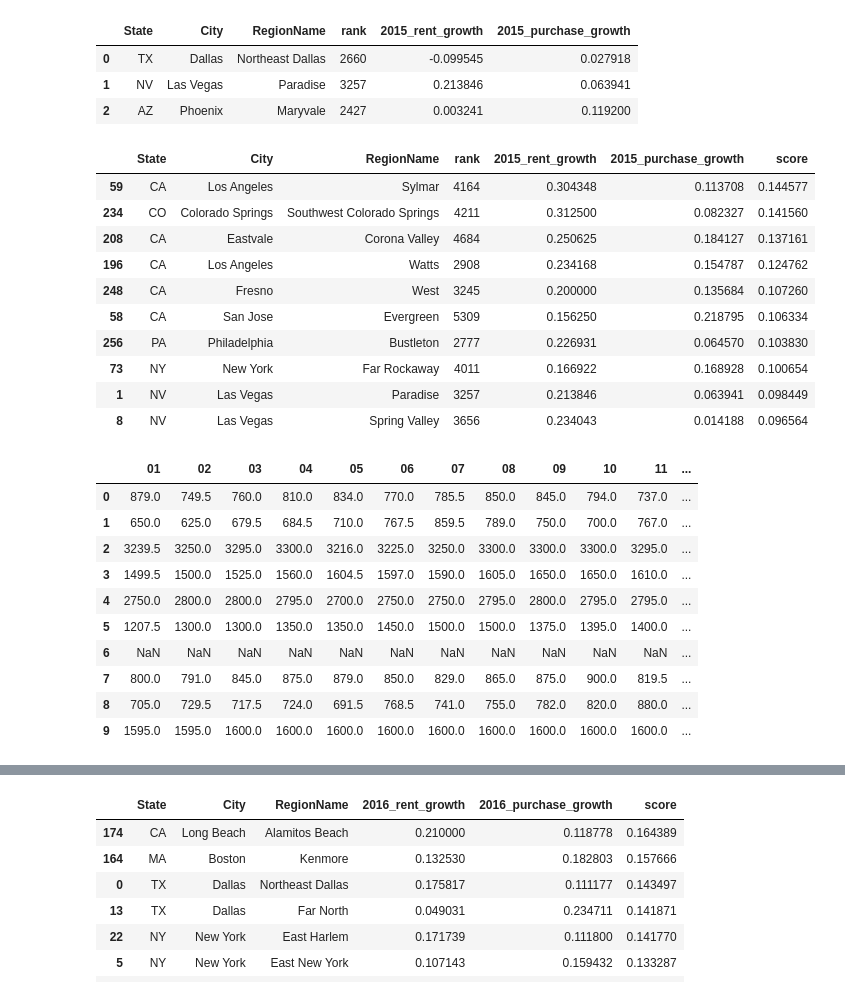
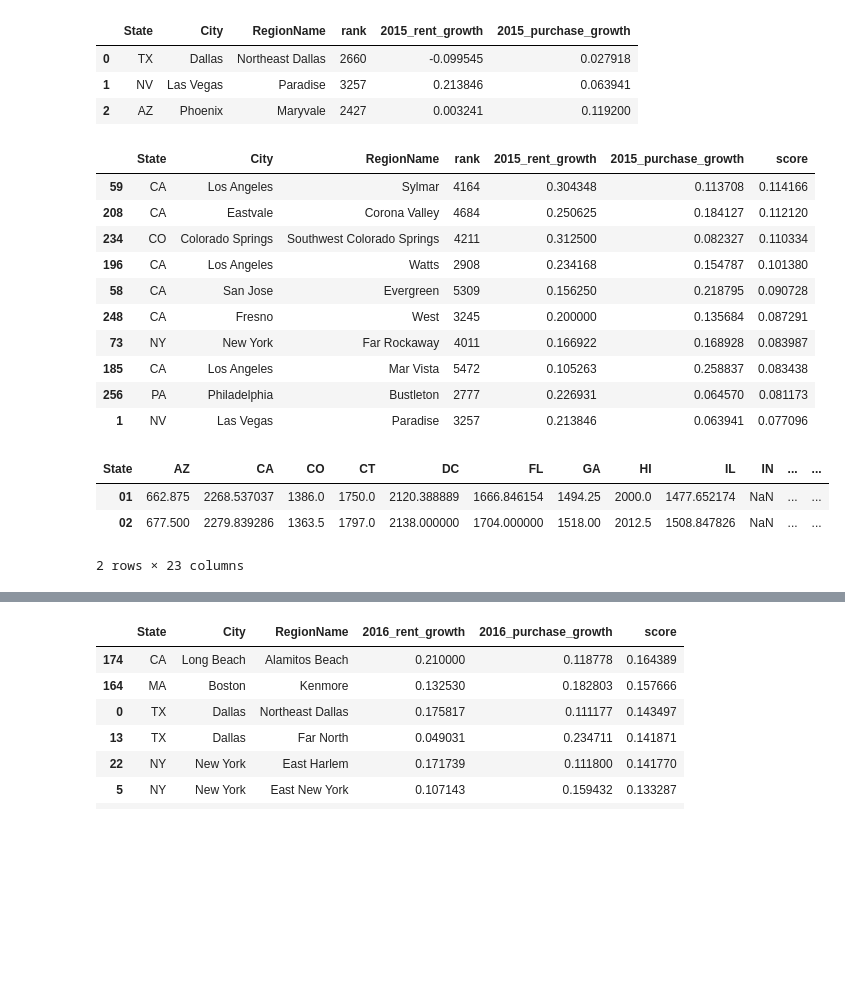
Before and after one commit to carlsednaoui/thinkful-data-science, a Jupyter notebook: coursework/unit_1_project/zillow_prediction.ipynb, the cells around one changed output, grey strips where cells are left out. Drawn from its saved outputs; the diff is of its cells as text; code cells hidden in the pictures; blank space fills up the shorter version.

```diff
--- a/coursework/unit_1_project/zillow_prediction.ipynb
+++ b/coursework/unit_1_project/zillow_prediction.ipynb
@@ -91,66 +91,62 @@ purchase_score.head(3)
 | 1 | NV | Las Vegas | Paradise | 3257 | 0.213846 | 0.063941 |
 | 2 | AZ | Phoenix | Maryvale | 2427 | 0.003241 | 0.119200 |
 # %%
-ptr = .4
-rent_growth = .4
-sales_growth = .2
+ptr = .5
+rent_growth = .3
+purchase_growth = .2
 
 purchase_score["score"] = (1 / purchase_score["rank"] * ptr) + \
-   (purchase_score["2015_rent_growth"] * rent_growth) + (purchase_score["2015_purchase_growth"] * sales_growth)
+   (purchase_score["2015_rent_growth"] * rent_growth) + (purchase_score["2015_purchase_growth"] * purchase_growth)
 purchase_score.sort_values("score", ascending=False).head(10)
+
+
+# Data to consider for future iterations: population growth, population density, occupancy rate, avg building year (lots of new construction can add supply putting downward pressure on price)
+# Do prices rise after a construction glut, or do they stay leveled
 # %% [output]
 |  | State | City | RegionName | rank | 2015_rent_growth | 2015_purchase_growth | score |
-| 59 | CA | Los Angeles | Sylmar | 4164 | 0.304348 | 0.113708 | 0.144577 |
-| 234 | CO | Colorado Springs | Southwest Colorado Springs | 4211 | 0.312500 | 0.082327 | 0.141560 |
-| 208 | CA | Eastvale | Corona Valley | 4684 | 0.250625 | 0.184127 | 0.137161 |
-| 196 | CA | Los Angeles | Watts | 2908 | 0.234168 | 0.154787 | 0.124762 |
-| 248 | CA | Fresno | West | 3245 | 0.200000 | 0.135684 | 0.107260 |
-| 58 | CA | San Jose | Evergreen | 5309 | 0.156250 | 0.218795 | 0.106334 |
-| 256 | PA | Philadelphia | Bustleton | 2777 | 0.226931 | 0.064570 | 0.103830 |
-| 73 | NY | New York | Far Rockaway | 4011 | 0.166922 | 0.168928 | 0.100654 |
-| 1 | NV | Las Vegas | Paradise | 3257 | 0.213846 | 0.063941 | 0.098449 |
-| 8 | NV | Las Vegas | Spring Valley | 3656 | 0.234043 | 0.014188 | 0.096564 |
+| 59 | CA | Los Angeles | Sylmar | 4164 | 0.304348 | 0.113708 | 0.114166 |
+| 208 | CA | Eastvale | Corona Valley | 4684 | 0.250625 | 0.184127 | 0.112120 |
+| 234 | CO | Colorado Springs | Southwest Colorado Springs | 4211 | 0.312500 | 0.082327 | 0.110334 |
+| 196 | CA | Los Angeles | Watts | 2908 | 0.234168 | 0.154787 | 0.101380 |
+| 58 | CA | San Jose | Evergreen | 5309 | 0.156250 | 0.218795 | 0.090728 |
+| 248 | CA | Fresno | West | 3245 | 0.200000 | 0.135684 | 0.087291 |
+| 73 | NY | New York | Far Rockaway | 4011 | 0.166922 | 0.168928 | 0.083987 |
+| 185 | CA | Los Angeles | Mar Vista | 5472 | 0.105263 | 0.258837 | 0.083438 |
+| 256 | PA | Philadelphia | Bustleton | 2777 | 0.226931 | 0.064570 | 0.081173 |
+| 1 | NV | Las Vegas | Paradise | 3257 | 0.213846 | 0.063941 | 0.077096 |
 # %%
 import seaborn as sns; sns.set(color_codes=True)
 
 rental_1_room = pd.read_csv("./data/rental-1-room.csv")
 start_date = '2015-01'
 end_date = '2015-12'
 start_i = rental_1_room.columns.get_loc(start_date)
 end_i = rental_1_room.columns.get_loc(end_date) + 1
 
 rental_1_sorted_date = rental_1_room.iloc[:, [3,2,1,end_i]]
 
 rental_1_sorted_date = rental_1_room.iloc[:,start_i:end_i]
-rental_1_sorted_date["State"] = rental_1_room.iloc[:,3]
-#rental_1_sorted_date["City"] = rental_1_room.iloc[:,2]
-#rental_1_sorted_date["Region"] = rental_1_room.iloc[:,1]
+rental_1_sorted_date["State"] = rental_1_room.iloc[:,2]
+rental_1_sorted_date = rental_1_sorted_date.groupby("State").mean()
 
 rental_1_sorted_date.rename(columns={
         '2015-01': '01',
         '2015-02': '02',
         '2015-03': '03',
         '2015-04': '04',
         '2015-05': '05',
         '2015-06': '06',
         '2015-07': '07',
         '2015-08': '08',
         '2015-09': '09',
         '2015-10': '10',
         '2015-11': '11',
         '2015-12': '12',
     }, inplace=True)
 
-rental_1_sorted_date.head(10)
+rental_1_sorted_date.T.head(2)
 # %% [output]
-|  | 01 | 02 | 03 | 04 | 05 | 06 | 07 | 08 | 09 | 10 | 11 | ... |
-| 0 | 879.0 | 749.5 | 760.0 | 810.0 | 834.0 | 770.0 | 785.5 | 850.0 | 845.0 | 794.0 | 737.0 | ... |
-| 1 | 650.0 | 625.0 | 679.5 | 684.5 | 710.0 | 767.5 | 859.5 | 789.0 | 750.0 | 700.0 | 767.0 | ... |
-| 2 | 3239.5 | 3250.0 | 3295.0 | 3300.0 | 3216.0 | 3225.0 | 3250.0 | 3300.0 | 3300.0 | 3300.0 | 3295.0 | ... |
-| 3 | 1499.5 | 1500.0 | 1525.0 | 1560.0 | 1604.5 | 1597.0 | 1590.0 | 1605.0 | 1650.0 | 1650.0 | 1610.0 | ... |
-| 4 | 2750.0 | 2800.0 | 2800.0 | 2795.0 | 2700.0 | 2750.0 | 2750.0 | 2795.0 | 2800.0 | 2795.0 | 2795.0 | ... |
-| 5 | 1207.5 | 1300.0 | 1300.0 | 1350.0 | 1350.0 | 1450.0 | 1500.0 | 1500.0 | 1375.0 | 1395.0 | 1400.0 | ... |
-| 6 | NaN | NaN | NaN | NaN | NaN | NaN | NaN | NaN | NaN | NaN | NaN | ... |
-| 7 | 800.0 | 791.0 | 845.0 | 875.0 | 879.0 | 850.0 | 829.0 | 865.0 | 875.0 | 900.0 | 819.5 | ... |
-| 8 | 705.0 | 729.5 | 717.5 | 724.0 | 691.5 | 768.5 | 741.0 | 755.0 | 782.0 | 820.0 | 880.0 | ... |
-| 9 | 1595.0 | 1595.0 | 1600.0 | 1600.0 | 1600.0 | 1600.0 | 1600.0 | 1600.0 | 1600.0 | 1600.0 | 1600.0 | ... |
+| State | AZ | CA | CO | CT | DC | FL | GA | HI | IL | IN | ... | ... |
+| 01 | 662.875 | 2268.537037 | 1386.0 | 1750.0 | 2120.388889 | 1666.846154 | 1494.25 | 2000.0 | 1477.652174 | NaN | ... | ... |
+| 02 | 677.500 | 2279.839286 | 1363.5 | 1797.0 | 2138.000000 | 1704.000000 | 1518.00 | 2012.5 | 1508.847826 | NaN | ... | ... |
+2 rows × 23 columns
```
Also changed, not shown: parts of 3 cells of this notebook.
